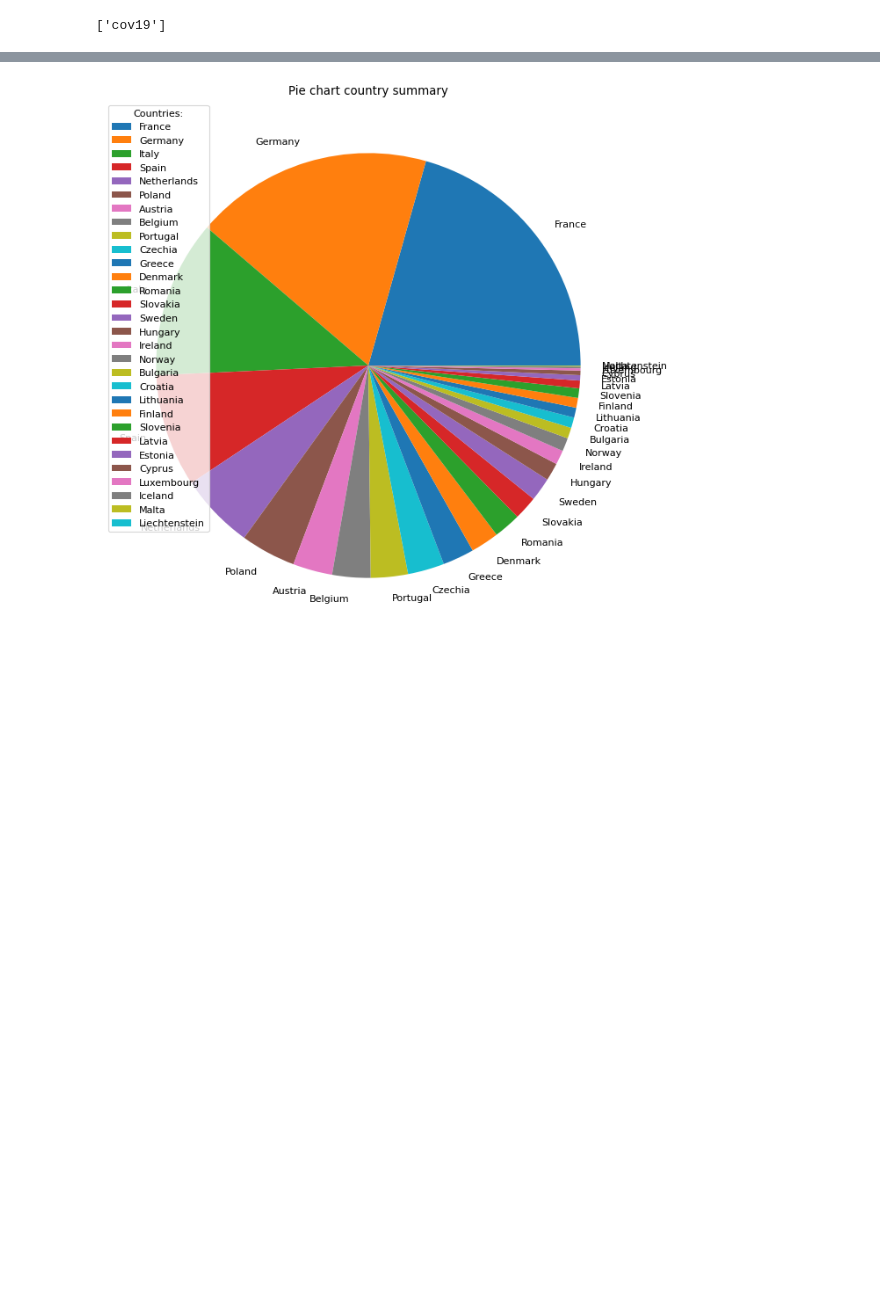
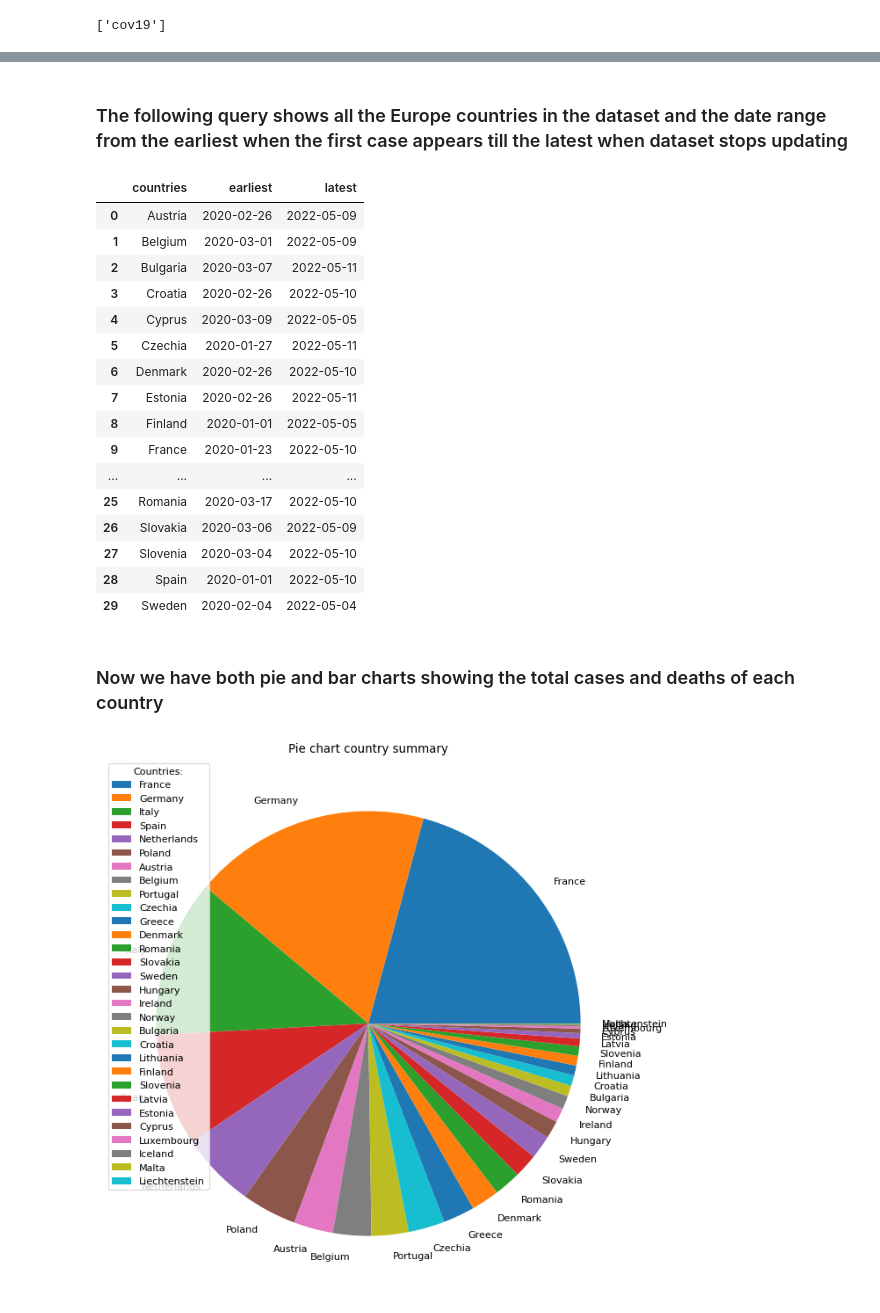
Before and after one commit to DashToh/Advanced_Database_Project, a Jupyter notebook: Code.ipynb, the cells around one changed output, grey strips where cells are left out. Saved outputs shown, nothing was run; the diff lists cells and outputs as text; code cells hidden in the pictures; blank space fills up the shorter version.

```diff
--- a/Code.ipynb
+++ b/Code.ipynb
@@ -36,3 +42,35 @@ Table('cov19', MetaData(), Column('date', DATE(), table=<cov19>, nullable=False)
+# %% [markdown]
+### The following query shows all the Europe countries in the dataset and the date range from the earliest when the first case appears till the latest when dataset stops updating
+# %%
+date_range_query = '''
+SELECT countries, MIN(date) as earliest, MAX(date) as latest
+FROM cov19
+GROUP BY countries
+'''
+
+date_range_query_result = db.execute(date_range_query).fetchall()
+date_range_query_result = pd.DataFrame(date_range_query_result)
+date_range_query_result
+# %% [output]
+|  | countries | earliest | latest |
+| 0 | Austria | 2020-02-26 | 2022-05-09 |
+| 1 | Belgium | 2020-03-01 | 2022-05-09 |
+| 2 | Bulgaria | 2020-03-07 | 2022-05-11 |
+| 3 | Croatia | 2020-02-26 | 2022-05-10 |
+| 4 | Cyprus | 2020-03-09 | 2022-05-05 |
+| 5 | Czechia | 2020-01-27 | 2022-05-11 |
+| 6 | Denmark | 2020-02-26 | 2022-05-10 |
+| 7 | Estonia | 2020-02-26 | 2022-05-11 |
+| 8 | Finland | 2020-01-01 | 2022-05-05 |
+| 9 | France | 2020-01-23 | 2022-05-10 |
+| ... | ... | ... | ... |
+| 25 | Romania | 2020-03-17 | 2022-05-10 |
+| 26 | Slovakia | 2020-03-06 | 2022-05-09 |
+| 27 | Slovenia | 2020-03-04 | 2022-05-10 |
+| 28 | Spain | 2020-01-01 | 2022-05-10 |
+| 29 | Sweden | 2020-02-04 | 2022-05-04 |
+# %% [markdown]
+### Now we have both pie and bar charts showing the total cases and deaths of each country
 # %%
 country_summary_query = '''
 SELECT countries, SUM(cases) as total_case, SUM(deaths) as total_death
```
Also changed, not shown: parts of 21 cells of this notebook, 1 other file.
